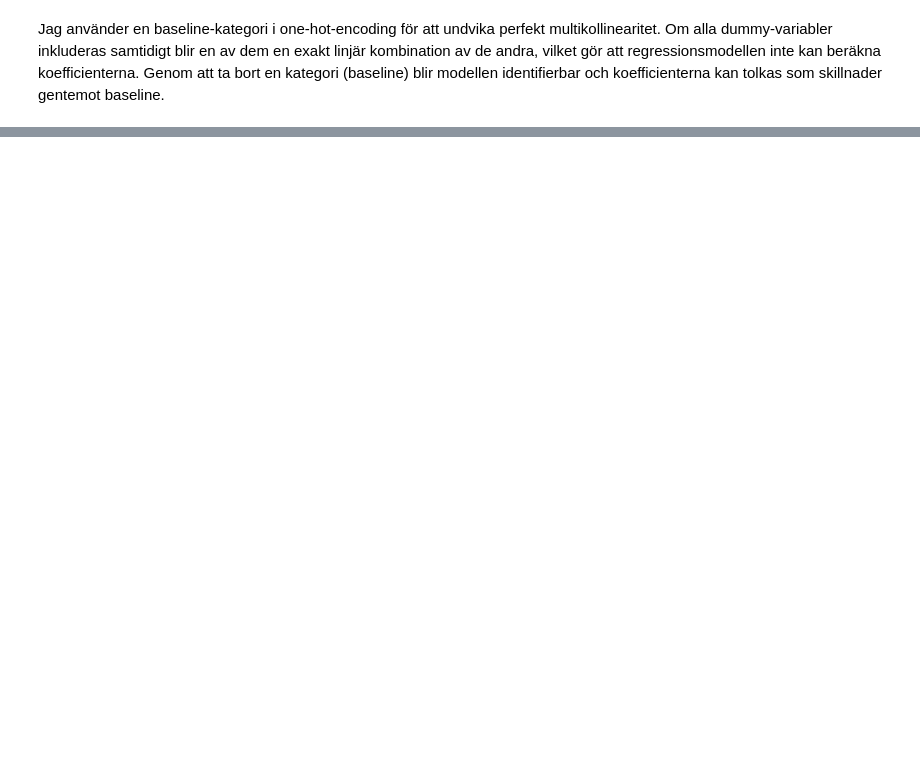
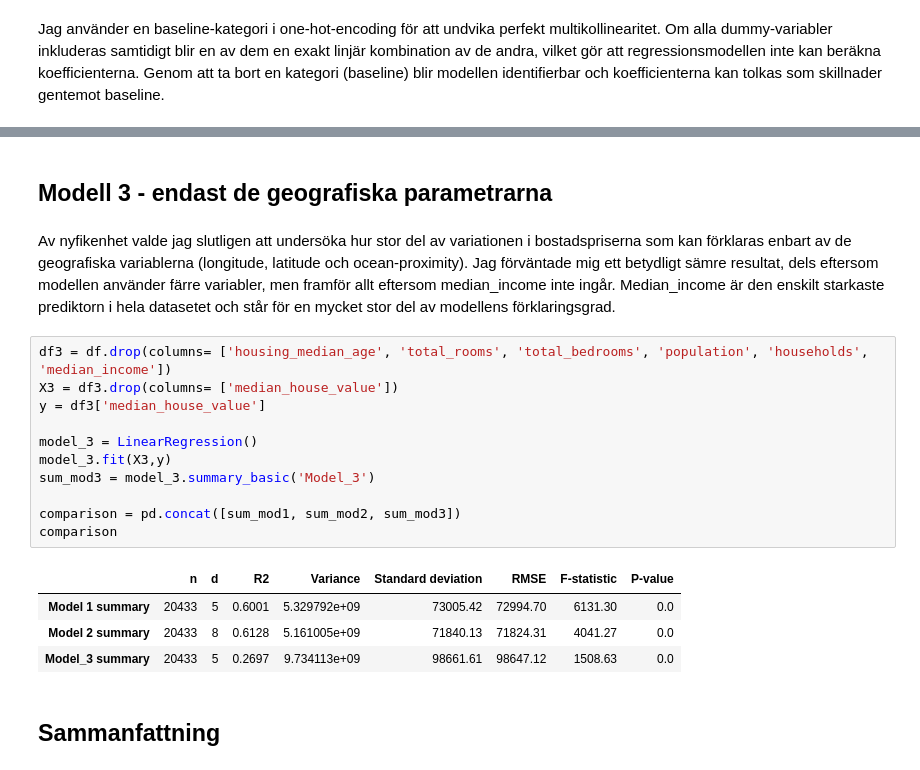
Before and after one commit to SebastianPetersson/Statistiska-metoder, a Jupyter notebook: Labb/Labb_notebook.ipynb, the cells around one changed output, grey strips where cells are left out. Saved outputs shown, nothing was run; the diff lists cells and outputs as text; blank space fills up the shorter version.

```diff
--- a/Labb/Labb_notebook.ipynb
+++ b/Labb/Labb_notebook.ipynb
@@ -189,0 +205,22 @@ Modellen är signifikant: förkasta H0 (minst en koefficient ≠ 0).
+# %% [markdown]
+## Modell 3 - endast de geografiska parametrarna
+# %% [markdown]
+Av nyfikenhet valde jag slutligen att undersöka hur stor del av variationen i bostadspriserna som kan förklaras enbart av de geografiska variablerna (longitude, latitude och ocean‑proximity). Jag förväntade mig ett betydligt sämre resultat, dels eftersom modellen använder färre variabler, men framför allt eftersom median_income inte ingår. Median_income är den enskilt starkaste prediktorn i hela datasetet och står för en mycket stor del av modellens förklaringsgrad.
+# %%
+df3 = df.drop(columns= ['housing_median_age', 'total_rooms', 'total_bedrooms', 'population', 'households', 'median_income'])
+X3 = df3.drop(columns= ['median_house_value'])
+y = df3['median_house_value']
+
+model_3 = LinearRegression()
+model_3.fit(X3,y)
+sum_mod3 = model_3.summary_basic('Model_3')
+
+comparison = pd.concat([sum_mod1, sum_mod2, sum_mod3])
+comparison
+# %% [output]
+|  | n | d | R2 | Variance | Standard deviation | RMSE | F-statistic | P-value |
+| Model 1 summary | 20433 | 5 | 0.6001 | 5.329792e+09 | 73005.42 | 72994.70 | 6131.30 | 0.0 |
+| Model 2 summary | 20433 | 8 | 0.6128 | 5.161005e+09 | 71840.13 | 71824.31 | 4041.27 | 0.0 |
+| Model_3 summary | 20433 | 5 | 0.2697 | 9.734113e+09 | 98661.61 | 98647.12 | 1508.63 | 0.0 |
+# %% [markdown]
+## Sammanfattning
```
Also changed, not shown: parts of 8 cells of this notebook, 3 other files.
